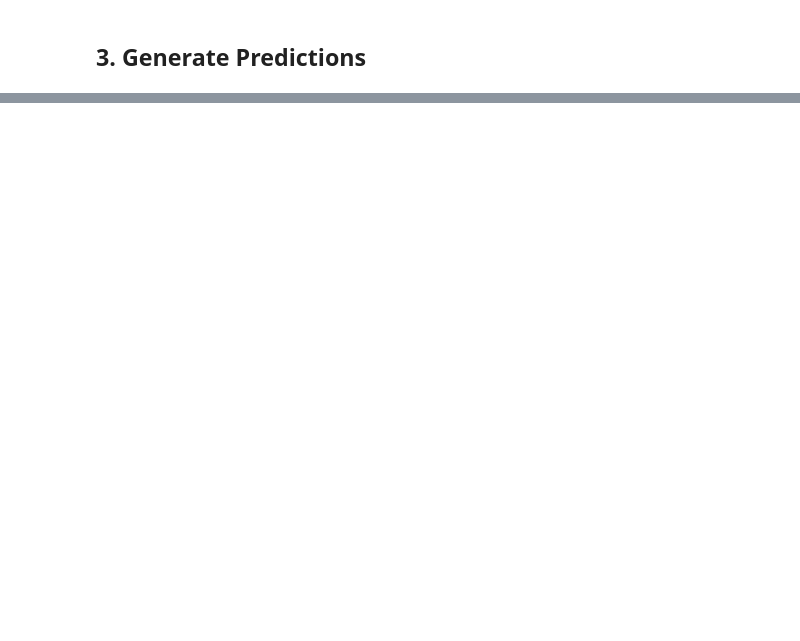
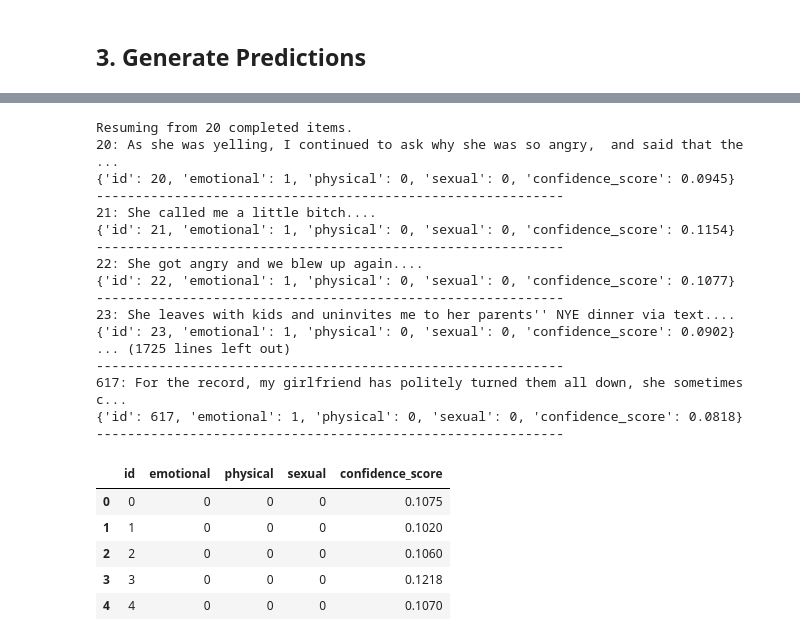
Before and after one commit to zelaneroz/ipvresearch25, a Jupyter notebook: 1_LLM_Eval/qwen3.ipynb, the cells around one changed output, grey strips where cells are left out. Drawn from its saved outputs; the diff is of its cells as text; code cells hidden in the pictures; blank space fills up the shorter version.

```diff
--- a/1_LLM_Eval/qwen3.ipynb
+++ b/1_LLM_Eval/qwen3.ipynb
@@ -532,0 +290,70 @@ print(json.dumps(output_records[:3], indent=2))
+# %%
+import os, json, time
+import pandas as pd
+
+SAVE_PATH = "../1_LLM_Eval/test_results/ipvresearch_predictions_partial.json"
+
+# Load partial results if they exist
+if os.path.exists(SAVE_PATH):
+    results = json.load(open(SAVE_PATH))
+    done_ids = {r["id"] for r in results}
+    print(f"Resuming from {len(done_ids)} completed items.")
+else:
+    results, done_ids = [], set()
+
+for i, text in enumerate(df["items"]):
+    if i in done_ids:
+        continue
+    try:
+        result = multitype_classify(text, sample_id=i)
+        results.append(result)
+        # save progress every few iterations
+        if i % 2 == 0:
+            os.makedirs(os.path.dirname(SAVE_PATH), exist_ok=True)
+            with open(SAVE_PATH, "w") as f:
+                json.dump(results, f, indent=2)
+        print(f"{i}: {text[:80]}...")
+        print(result)
+        print("-" * 60)
+    except KeyboardInterrupt:
+        print("⏸Interrupted manually. Progress saved.")
+        break
+    except Exception as e:
+        print(f"Error on {i}: {e}")
+    time.sleep(0.05)
+
+# Final save
+os.makedirs(os.path.dirname(SAVE_PATH), exist_ok=True)
+with open(SAVE_PATH, "w") as f:
+    json.dump(results, f, indent=2)
+
+# Export to CSV
+df_out = pd.DataFrame(results)
+df_out.to_csv("../1_LLM_Eval/test_results/ipvresearch_predictions.csv", index=False)
+
+# Display output
+df_out.head()
+# %% [output]
+Resuming from 20 completed items.
+20: As she was yelling, I continued to ask why she was so angry,  and said that the ...
+{'id': 20, 'emotional': 1, 'physical': 0, 'sexual': 0, 'confidence_score': 0.0945}
+------------------------------------------------------------
+21: She called me a little bitch....
+{'id': 21, 'emotional': 1, 'physical': 0, 'sexual': 0, 'confidence_score': 0.1154}
+------------------------------------------------------------
+22: She got angry and we blew up again....
+{'id': 22, 'emotional': 1, 'physical': 0, 'sexual': 0, 'confidence_score': 0.1077}
+------------------------------------------------------------
+23: She leaves with kids and uninvites me to her parents'' NYE dinner via text....
+{'id': 23, 'emotional': 1, 'physical': 0, 'sexual': 0, 'confidence_score': 0.0902}
+... (1725 lines left out)
+------------------------------------------------------------
+617: For the record, my girlfriend has politely turned them all down, she sometimes c...
+{'id': 617, 'emotional': 1, 'physical': 0, 'sexual': 0, 'confidence_score': 0.0818}
+------------------------------------------------------------
+|  | id | emotional | physical | sexual | confidence_score |
+| 0 | 0 | 0 | 0 | 0 | 0.1075 |
+| 1 | 1 | 0 | 0 | 0 | 0.1020 |
+| 2 | 2 | 0 | 0 | 0 | 0.1060 |
+| 3 | 3 | 0 | 0 | 0 | 0.1218 |
+| 4 | 4 | 0 | 0 | 0 | 0.1070 |
```
Also changed, not shown: parts of 16 cells of this notebook, 42 other files.
